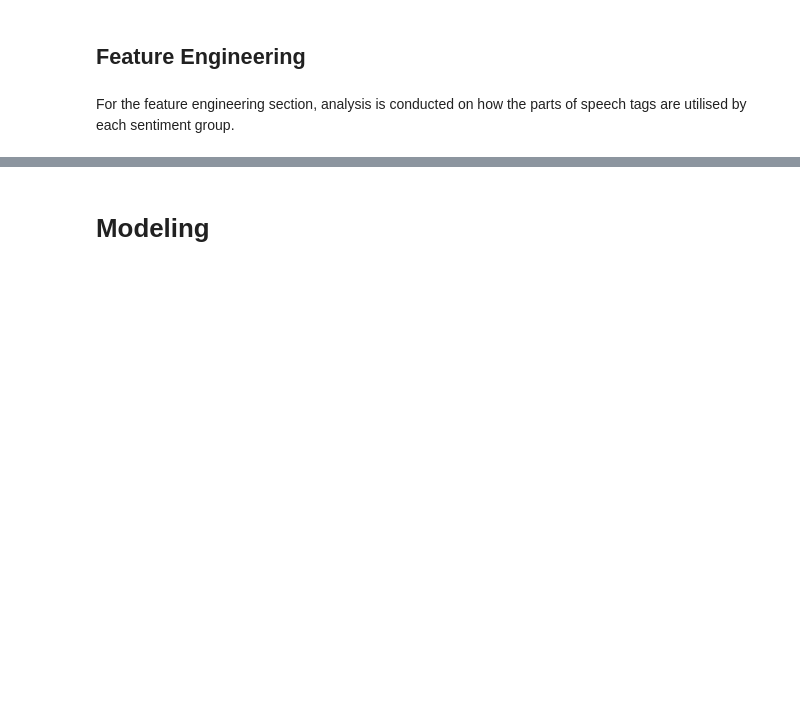
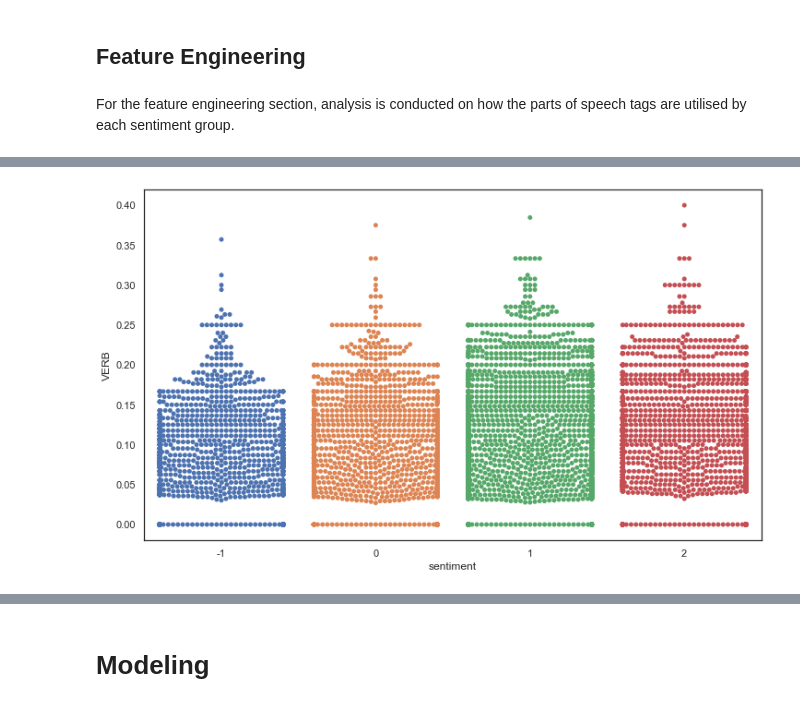
Before and after one commit to FaatimahM/jhb-ss3-classification-Repo, a Jupyter notebook: Classification_submission_file.ipynb, the cells around one changed output, grey strips where cells are left out. Cells and saved outputs as stored; diff of their text form; code cells hidden in the pictures; blank space fills up the shorter version.

```diff
--- a/Classification_submission_file.ipynb
+++ b/Classification_submission_file.ipynb
@@ -680,0 +722,4 @@ df_copy = add_pos_columns(df_copy, ['NOUN', 'PRON', 'PROPN', 'VERB', 'ADJ'])
+# %%
+pos_graphs(df_copy, 'VERB')
+# %% [output]
+[figure, added]
```
Also changed, not shown: parts of 54 cells of this notebook.
